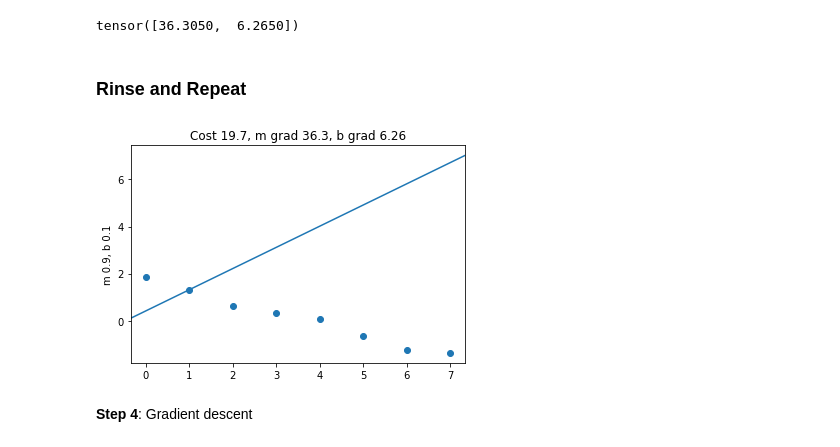
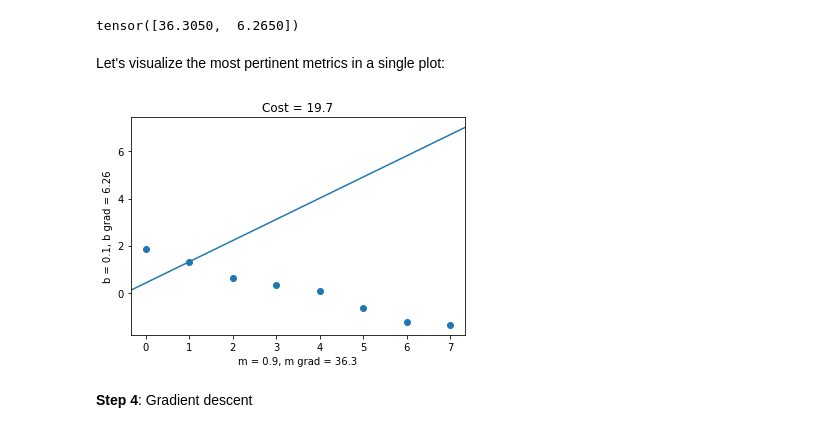
Before and after one commit to jonkrohn/ML-foundations, a Jupyter notebook: notebooks/batch-regression-gradient.ipynb, the cells around one changed output. Cells and saved outputs as stored; diff of their text form; code cells hidden in the pictures.

```diff
--- a/notebooks/batch-regression-gradient.ipynb
+++ b/notebooks/batch-regression-gradient.ipynb
@@ -69,5 +71,3 @@ nabla_C = torch.tensor([m.grad.item(), b.grad.item()]).T
 nabla_C
 # %% [output]
 tensor([36.3050,  6.2650])
-# %% [markdown]
-### Rinse and Repeat
@@ -76,0 +74,2 @@ b = torch.tensor([0.1]).requires_grad_()
+# %% [markdown]
+Let's visualize the most pertinent metrics in a single plot:
@@ -77,2 +99,4 @@ b = torch.tensor([0.1]).requires_grad_()
 # %%
-C = mse(regression(xs, m, b), ys)
+labeled_regression_plot(xs, ys, m, b, C)
+# %% [output]
+[figure, added]
@@ -98,7 +103,3 @@ ylabel = 'm {}, b {}'.format('%.3g' % m.item(), '%.3g' % b.item())
-# %%
-titled_regression_plot(xs, ys, m, b, title, ylabel)
-# %% [output]
-[figure, removed]
 # %% [markdown]
 **Step 4**: Gradient descent
 # %% [markdown]
```
Also changed, not shown: parts of 14 cells of this notebook, 1 other file.
